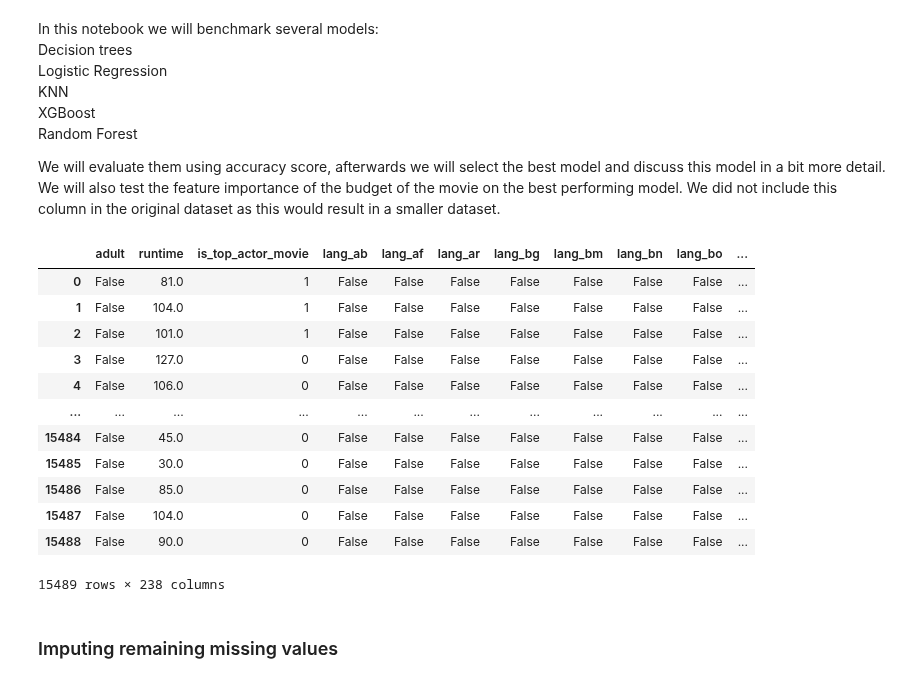
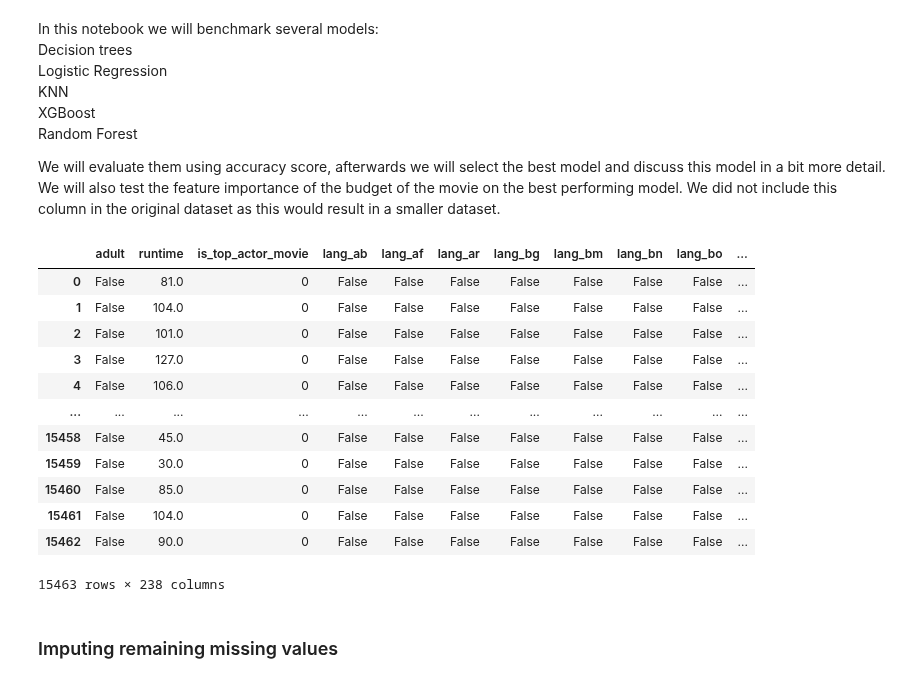
Before and after one commit to EliasMondelaers/datamanagementProject, a Jupyter notebook: Modeling.ipynb, the cells around one changed output. Saved outputs shown, nothing was run; the diff lists cells and outputs as text; code cells hidden in the pictures.

Commit message:
change some of read_csv

```diff
--- a/Modeling.ipynb
+++ b/Modeling.ipynb
@@ -25,22 +25,22 @@ Random Forest <br>
 
 We will evaluate them using accuracy score, afterwards we will select the best model and discuss this model in a bit more detail. We will also test the feature importance of the budget of the movie on the best performing model. We did not include this column in the original dataset as this would result in a smaller dataset.
 # %%
-df = pd.read_csv(r"C:\Users\elias\Desktop\HIRB\Liege\Data Management\df_without_budget.csv")
+df = pd.read_csv("df_without_budget.csv")
 df
 # %% [output]
 |  | adult | runtime | is_top_actor_movie | lang_ab | lang_af | lang_ar | lang_bg | lang_bm | lang_bn | lang_bo | ... |
-| 0 | False | 81.0 | 1 | False | False | False | False | False | False | False | ... |
-| 1 | False | 104.0 | 1 | False | False | False | False | False | False | False | ... |
-| 2 | False | 101.0 | 1 | False | False | False | False | False | False | False | ... |
+| 0 | False | 81.0 | 0 | False | False | False | False | False | False | False | ... |
+| 1 | False | 104.0 | 0 | False | False | False | False | False | False | False | ... |
+| 2 | False | 101.0 | 0 | False | False | False | False | False | False | False | ... |
 | 3 | False | 127.0 | 0 | False | False | False | False | False | False | False | ... |
 | 4 | False | 106.0 | 0 | False | False | False | False | False | False | False | ... |
 | ... | ... | ... | ... | ... | ... | ... | ... | ... | ... | ... | ... |
-| 15484 | False | 45.0 | 0 | False | False | False | False | False | False | False | ... |
-| 15485 | False | 30.0 | 0 | False | False | False | False | False | False | False | ... |
-| 15486 | False | 85.0 | 0 | False | False | False | False | False | False | False | ... |
-| 15487 | False | 104.0 | 0 | False | False | False | False | False | False | False | ... |
-| 15488 | False | 90.0 | 0 | False | False | False | False | False | False | False | ... |
+| 15458 | False | 45.0 | 0 | False | False | False | False | False | False | False | ... |
+| 15459 | False | 30.0 | 0 | False | False | False | False | False | False | False | ... |
+| 15460 | False | 85.0 | 0 | False | False | False | False | False | False | False | ... |
+| 15461 | False | 104.0 | 0 | False | False | False | False | False | False | False | ... |
+| 15462 | False | 90.0 | 0 | False | False | False | False | False | False | False | ... |
-15489 rows × 238 columns
+15463 rows × 238 columns
 # %%
 df_with_budget = pd.read_csv(r"C:\Users\elias\Desktop\HIRB\Liege\Data Management\df_with_budget.csv")
 # %%
```
Also changed, not shown: 1 other file.
